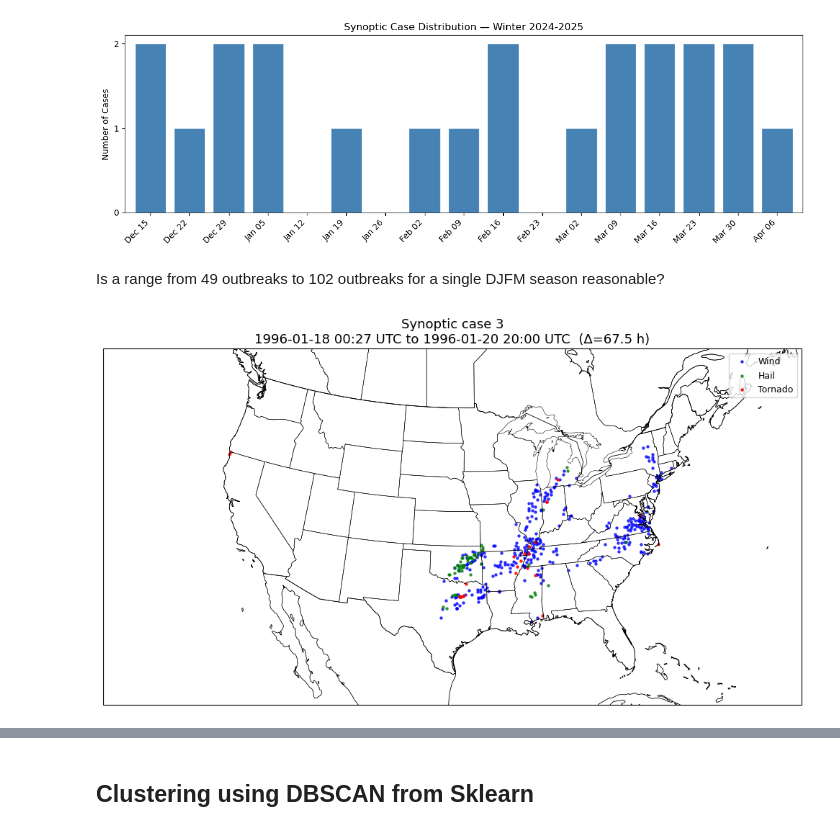
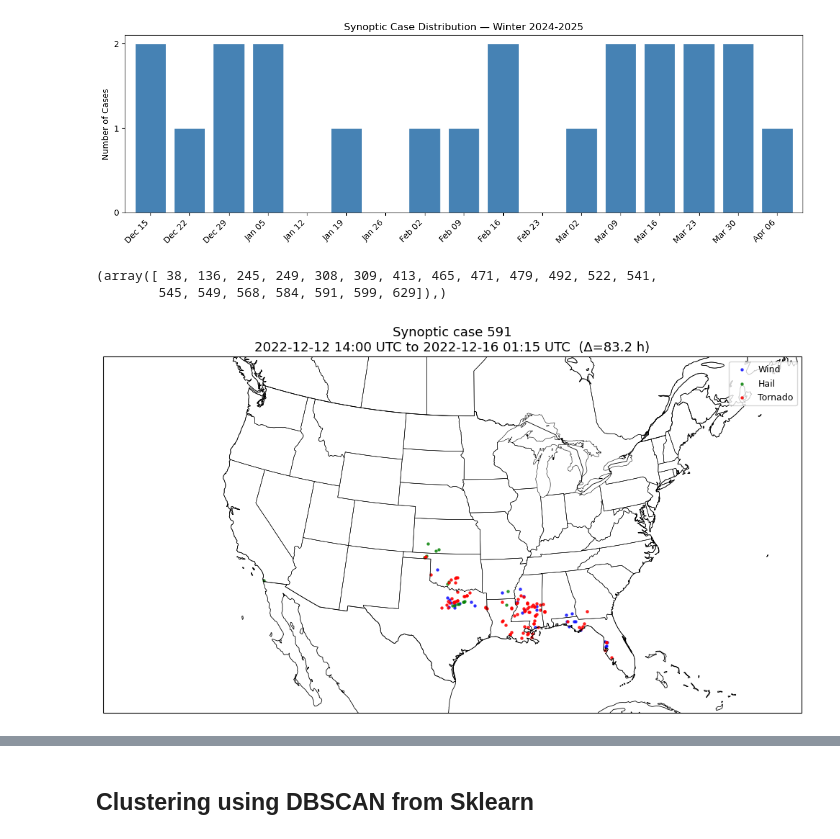
Before and after one commit to augustlepique/circs-research, a Jupyter notebook: create_synoptic_cases.ipynb, the cells around one changed output, grey strips where cells are left out. Saved outputs shown, nothing was run; the diff lists cells and outputs as text; code cells hidden in the pictures.

```diff
--- a/create_synoptic_cases.ipynb
+++ b/create_synoptic_cases.ipynb
@@ -254,9 +260,7 @@ def create_synoptic_cases(df, gap_threshold_hours=24, max_duration_hours=96):
     Args:
         df: The dataframe of storm reports.
         gap_threshold_hours: Hours of 'silence' required to start a new case.
-                             12 hours is standard for synoptic separation.
-                             6 hours is strict.
-                             72 hours is common for Reinsurance 'Event' clauses. ##apparently?
+                             Currently thinking of using 24 hours as a threshold, and using 96 hours as a maximum duration in order to cap events that may be getting tied together
     """
 
     # 1. Isolate unique Episodes first
@@ -488,8 +550,6 @@ def plot_case_distribution(df, season_year, freq='W'):
 plot_case_distribution(subset, season_year=2024, freq='W')  # daily bins
 # %% [output]
 [figure]
-# %% [markdown]
-Is a range from 49 outbreaks to 102 outbreaks for a single DJFM season reasonable?
 # %%
 def plot_case(df, case_id, title_prefix="Synoptic case", save=False):
     """Full-US cartopy map for one SYNOPTIC_CASE_ID using the main dataframe.
@@ -573,8 +633,13 @@ def plot_case(df, case_id, title_prefix="Synoptic case", save=False):
         plt.savefig(f"case_{case_id}.png", dpi=300)
     else:
         plt.show()
+# %%
+np.where(np.array(mode) == 'Tornado')
+# %% [output]
+(array([ 38, 136, 245, 249, 308, 309, 413, 465, 471, 479, 492, 522, 541,
+        545, 549, 568, 584, 591, 599, 629]),)
 # %%
 # Longest-duration case
-plot_case(subset, case_id=3)
+plot_case(subset, case_id=591)
 # %% [output]
-[figure, old version]
+[figure, new version]
```
Also changed, not shown: parts of 42 cells of this notebook, 4 other files.
